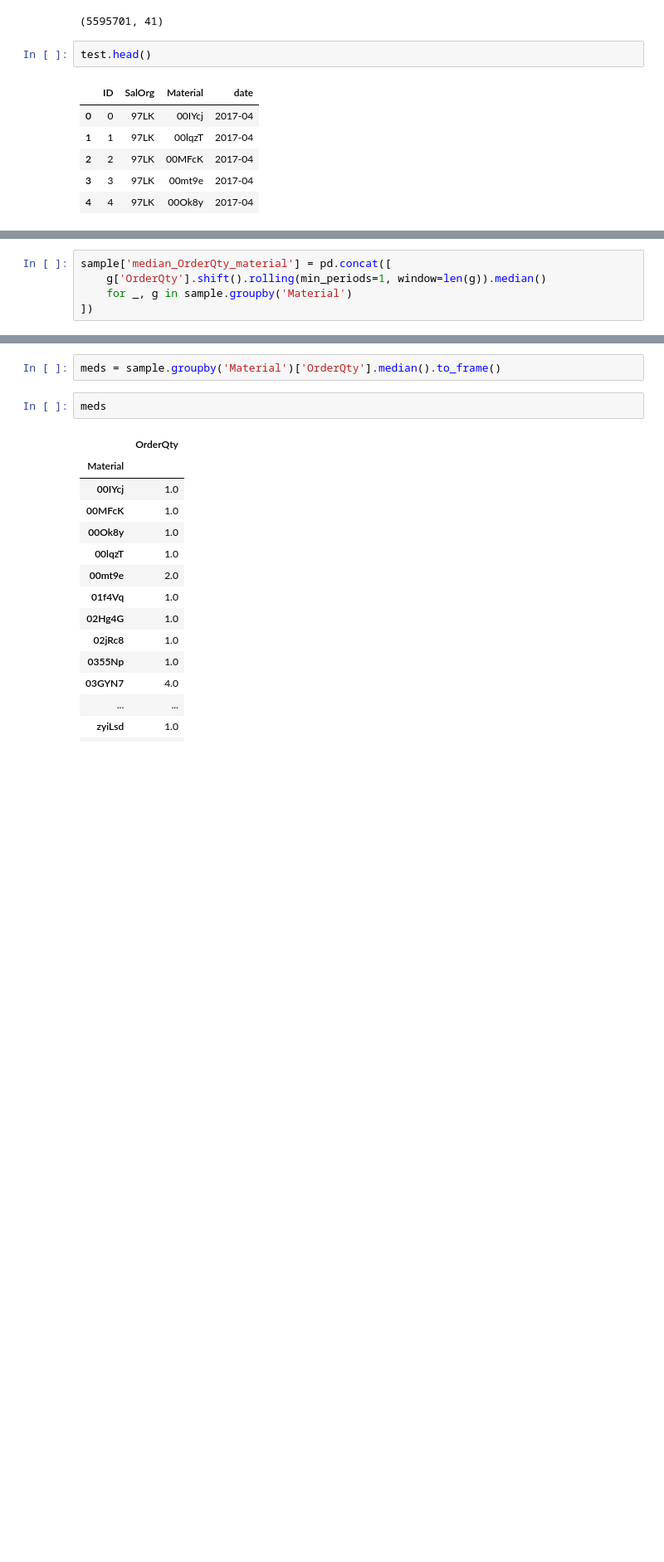
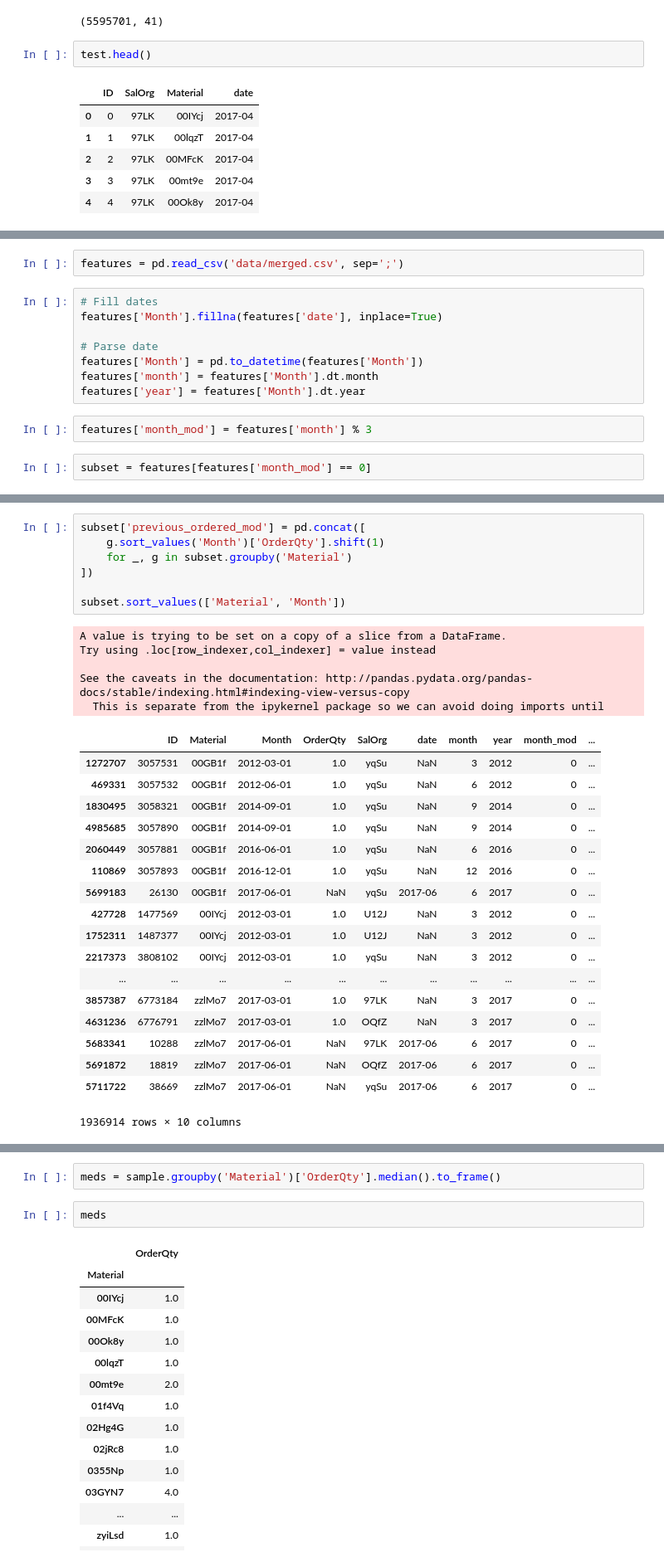
Before and after one commit to Dolto/kaggle-DSG17-final, a Jupyter notebook: EDA.ipynb, the cells around one changed output, grey strips where cells are left out. Shown: that part at 83% size. Saved outputs shown, nothing was run; the diff lists cells and outputs as text; blank space fills up the shorter version.

```diff
--- a/EDA.ipynb
+++ b/EDA.ipynb
@@ -87,0 +45,14 @@ sample = train.sample(100000)
+# %%
+features = pd.read_csv('data/merged.csv', sep=';')
+# %%
+# Fill dates
+features['Month'].fillna(features['date'], inplace=True)
+
+# Parse date
+features['Month'] = pd.to_datetime(features['Month'])
+features['month'] = features['Month'].dt.month
+features['year'] = features['Month'].dt.year
+# %%
+features['month_mod'] = features['month'] % 3
+# %%
+subset = features[features['month_mod'] == 0]
@@ -88,5 +68,31 @@ sample = train.sample(100000)
 # %%
-sample['median_OrderQty_material'] = pd.concat([
-    g['OrderQty'].shift().rolling(min_periods=1, window=len(g)).median()
-    for _, g in sample.groupby('Material')
+subset['previous_ordered_mod'] = pd.concat([
+    g.sort_values('Month')['OrderQty'].shift(1)
+    for _, g in subset.groupby('Material')
 ])
+
+subset.sort_values(['Material', 'Month'])
+# %% [output]
+A value is trying to be set on a copy of a slice from a DataFrame.
+Try using .loc[row_indexer,col_indexer] = value instead
+
+See the caveats in the documentation: http://pandas.pydata.org/pandas-docs/stable/indexing.html#indexing-view-versus-copy
+  This is separate from the ipykernel package so we can avoid doing imports until
+|  | ID | Material | Month | OrderQty | SalOrg | date | month | year | month_mod | ... |
+| 1272707 | 3057531 | 00GB1f | 2012-03-01 | 1.0 | yqSu | NaN | 3 | 2012 | 0 | ... |
+| 469331 | 3057532 | 00GB1f | 2012-06-01 | 1.0 | yqSu | NaN | 6 | 2012 | 0 | ... |
+| 1830495 | 3058321 | 00GB1f | 2014-09-01 | 1.0 | yqSu | NaN | 9 | 2014 | 0 | ... |
+| 4985685 | 3057890 | 00GB1f | 2014-09-01 | 1.0 | yqSu | NaN | 9 | 2014 | 0 | ... |
+| 2060449 | 3057881 | 00GB1f | 2016-06-01 | 1.0 | yqSu | NaN | 6 | 2016 | 0 | ... |
+| 110869 | 3057893 | 00GB1f | 2016-12-01 | 1.0 | yqSu | NaN | 12 | 2016 | 0 | ... |
+| 5699183 | 26130 | 00GB1f | 2017-06-01 | NaN | yqSu | 2017-06 | 6 | 2017 | 0 | ... |
+| 427728 | 1477569 | 00IYcj | 2012-03-01 | 1.0 | U12J | NaN | 3 | 2012 | 0 | ... |
+| 1752311 | 1487377 | 00IYcj | 2012-03-01 | 1.0 | U12J | NaN | 3 | 2012 | 0 | ... |
+| 2217373 | 3808102 | 00IYcj | 2012-03-01 | 1.0 | yqSu | NaN | 3 | 2012 | 0 | ... |
+| ... | ... | ... | ... | ... | ... | ... | ... | ... | ... | ... |
+| 3857387 | 6773184 | zzlMo7 | 2017-03-01 | 1.0 | 97LK | NaN | 3 | 2017 | 0 | ... |
+| 4631236 | 6776791 | zzlMo7 | 2017-03-01 | 1.0 | OQfZ | NaN | 3 | 2017 | 0 | ... |
+| 5683341 | 10288 | zzlMo7 | 2017-06-01 | NaN | 97LK | 2017-06 | 6 | 2017 | 0 | ... |
+| 5691872 | 18819 | zzlMo7 | 2017-06-01 | NaN | OQfZ | 2017-06 | 6 | 2017 | 0 | ... |
+| 5711722 | 38669 | zzlMo7 | 2017-06-01 | NaN | yqSu | 2017-06 | 6 | 2017 | 0 | ... |
+1936914 rows × 10 columns
```
Also changed, not shown: parts of 10 cells of this notebook, 4 other files.
